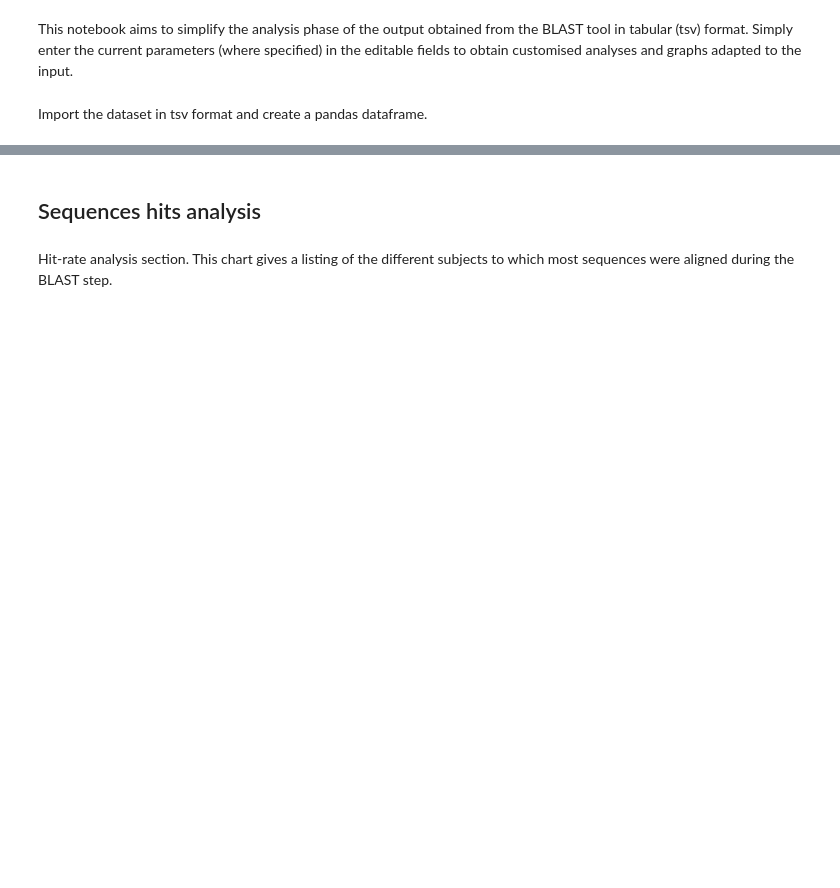
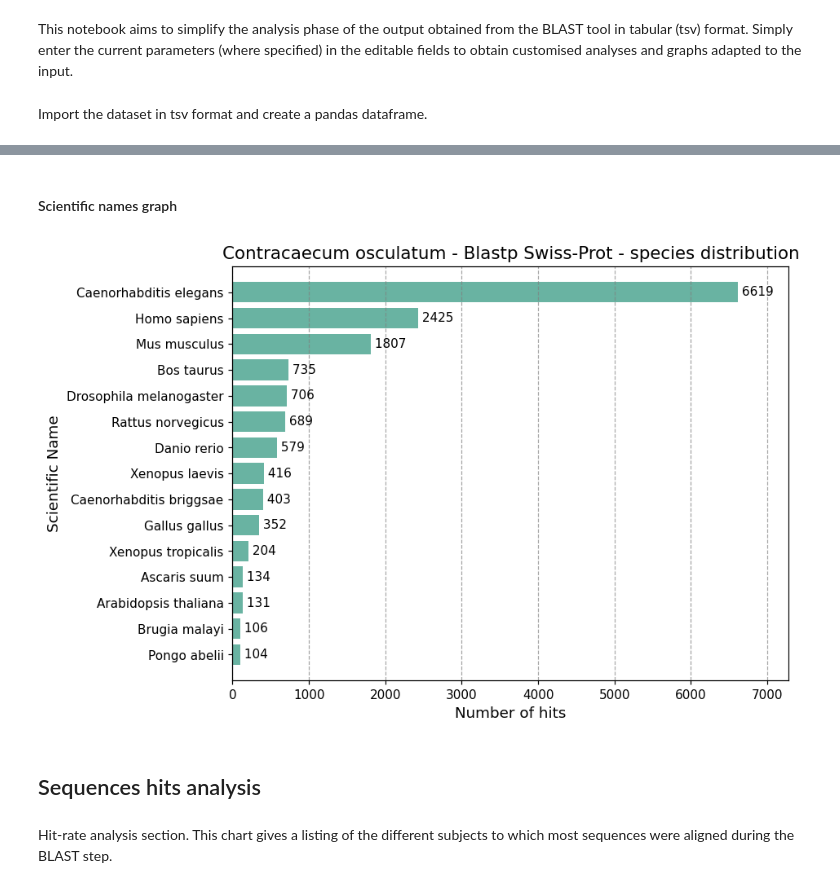
Before and after one commit to lorenzo-arcioni/BioSwiftAnalytics, a Jupyter notebook: BLAST post-processing tsv parser.ipynb, the cells around one changed output, grey strips where cells are left out. Cells and saved outputs as stored; diff of their text form; code cells hidden in the pictures; blank space fills up the shorter version.

```diff
--- a/BLAST post-processing tsv parser.ipynb
+++ b/BLAST post-processing tsv parser.ipynb
@@ -54,3 +200,34 @@ df.dropna(inplace=True)
+# %% [markdown]
+#### Scientific names graph
+# %%
+# Create a horizontal bar chart
+fig, ax = plt.subplots(figsize=(8, 6))
+ax.barh(sci_names.index, sci_names.values, color='#69b3a2')
+
+#Set appropriate figsize
+plt.rcParams["figure.figsize"] = (8, min(results_number//2 - results_number//4 + 1, len(sci_names)//2 - len(sci_names)//4 + 2))
+
+# Set the x-axis and y-axis limits
+ax.set_xlim([0, sci_names.max() + sci_names.max()*0.1])
+ax.set_ylim([-1, len(sci_names.index)])
+
+# Insert labels with values inside each bar
+for index, value in enumerate(sci_names.values):
+    ax.text(value, index, " " + str(value), ha='left', va='center')
+
+# Set axis labels and title
+ax.set_xlabel('Number of hits', fontsize=12)
+ax.set_ylabel('Scientific Name', fontsize=12)
+ax.set_title(title + ' species distribution', fontsize=14)
+
+# Add grid lines
+ax.xaxis.grid(color='gray', linestyle='--', alpha=0.7)
+
+# Save and display the chart
+plt.savefig(filename[:6] + '_species.png', bbox_inches = 'tight', dpi=300)
+plt.show()
+# %% [output]
+[figure, added]
 # %% [markdown]
 ## Sequences hits analysis
 # %% [markdown]
```
Also changed, not shown: parts of 42 cells of this notebook, 18 other files.
